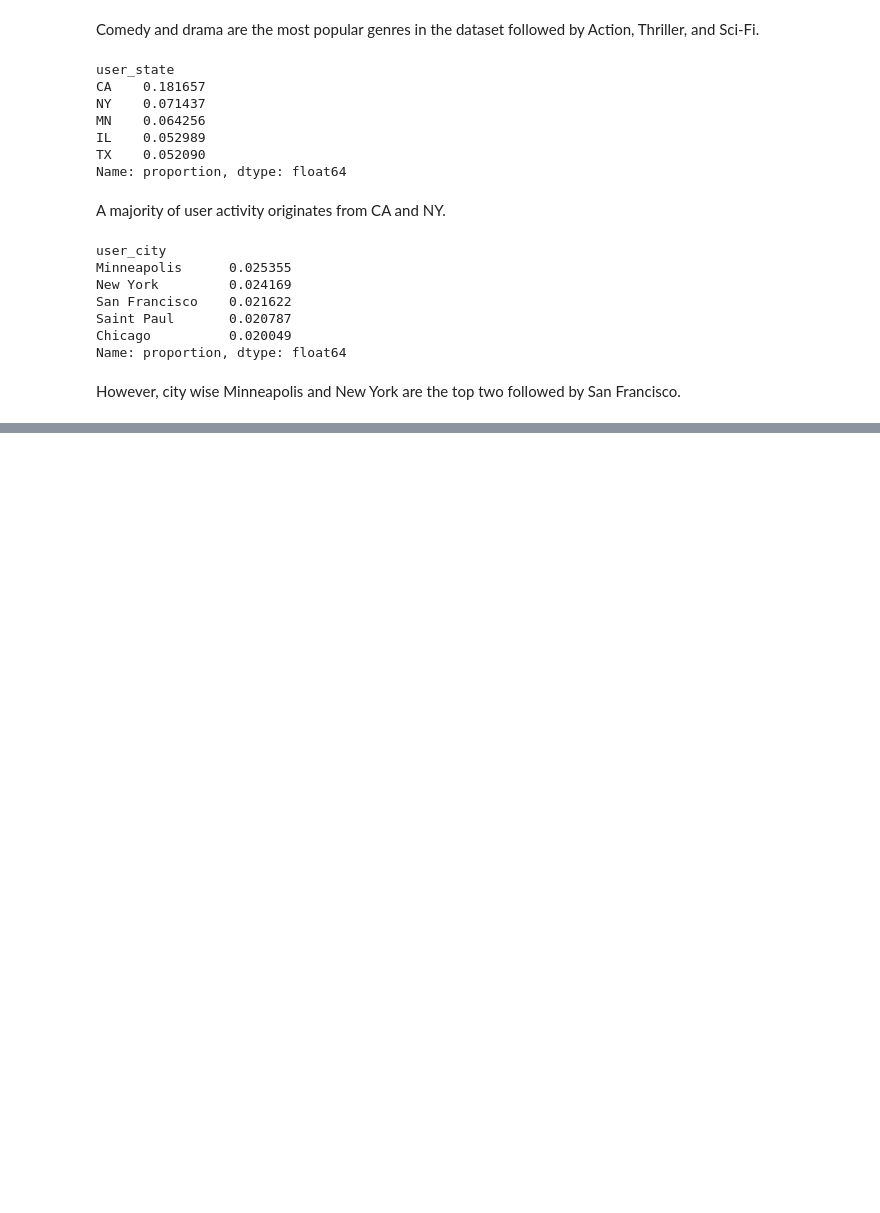
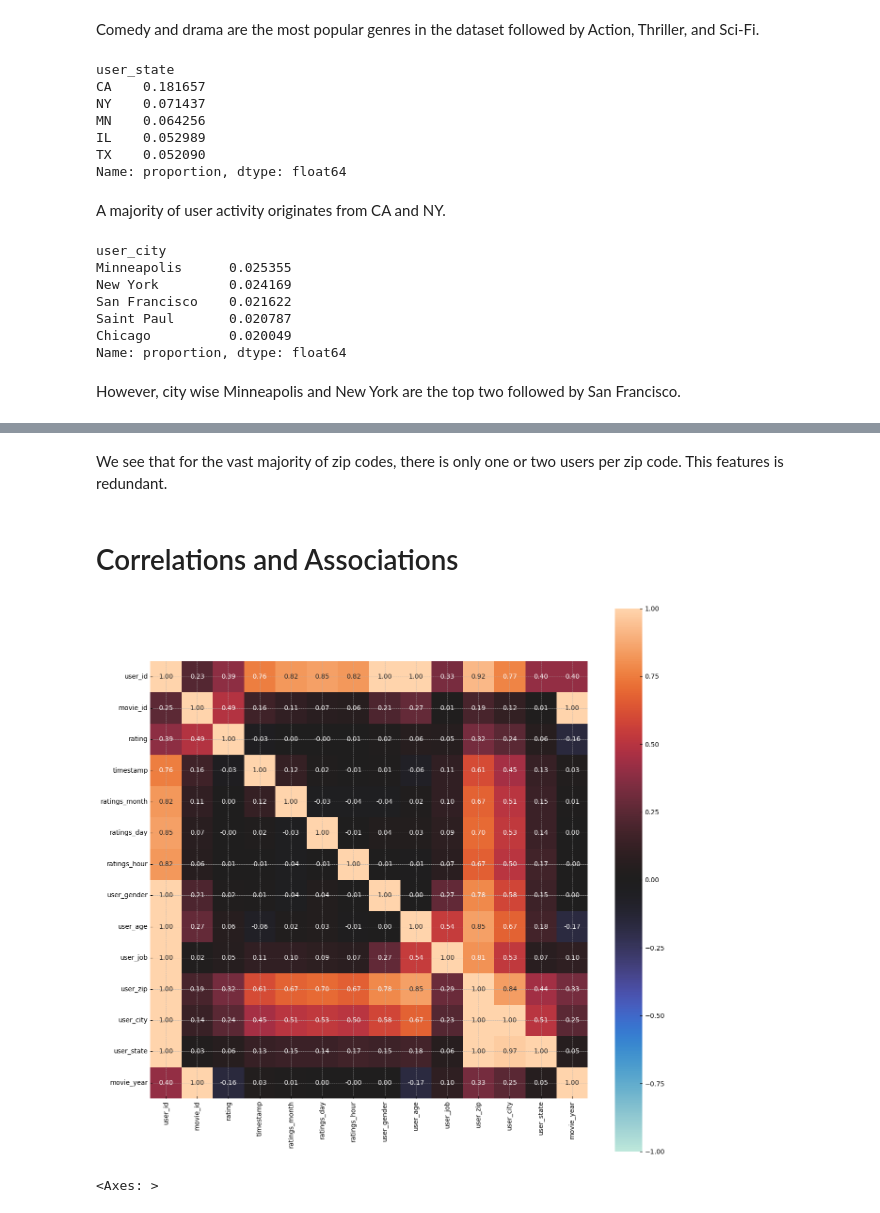
Before and after one commit to GregoryTomy/recommender, a Jupyter notebook: eda.ipynb, the cells around one changed output, grey strips where cells are left out. Cells and saved outputs as stored; diff of their text form; code cells hidden in the pictures; blank space fills up the shorter version.

```diff
--- a/eda.ipynb
+++ b/eda.ipynb
@@ -201,0 +189,14 @@ Name: count, Length: 3439, dtype: int64
+# %% [markdown]
+We see that for the vast majority of zip codes, there is only one or two users per zip code. This features is redundant.
+# %% [markdown]
+# Correlations and Associations
+# %%
+dython.nominal.associations(
+    data.drop(columns=["movie_title", "movie_genre"]),
+    figsize=(15,15),
+    nom_nom_assoc="theil",
+    nominal_columns="user_id movie_id user_job user_zip user_city user_state".split()
+)['ax']
+# %% [output]
+[figure, added]
+<Axes: >
```
Also changed, not shown: parts of 4 cells of this notebook.
